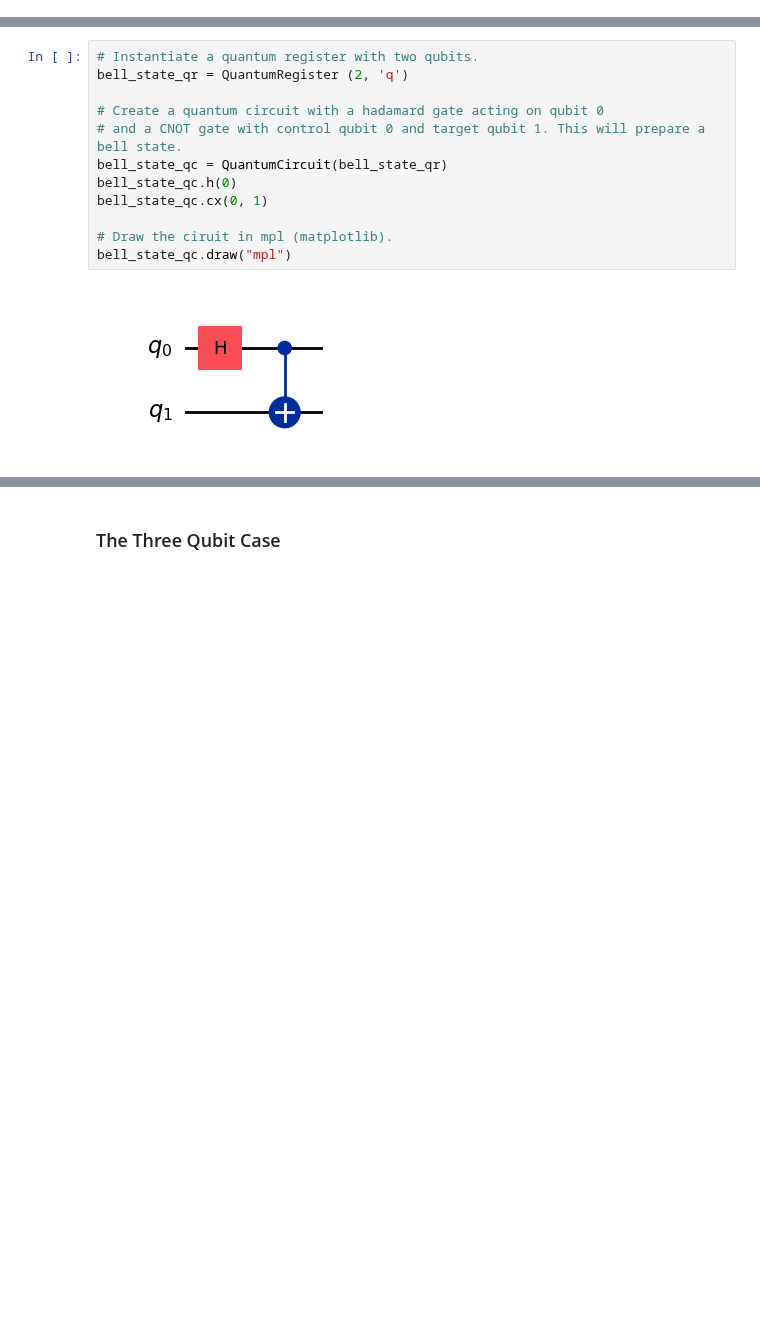
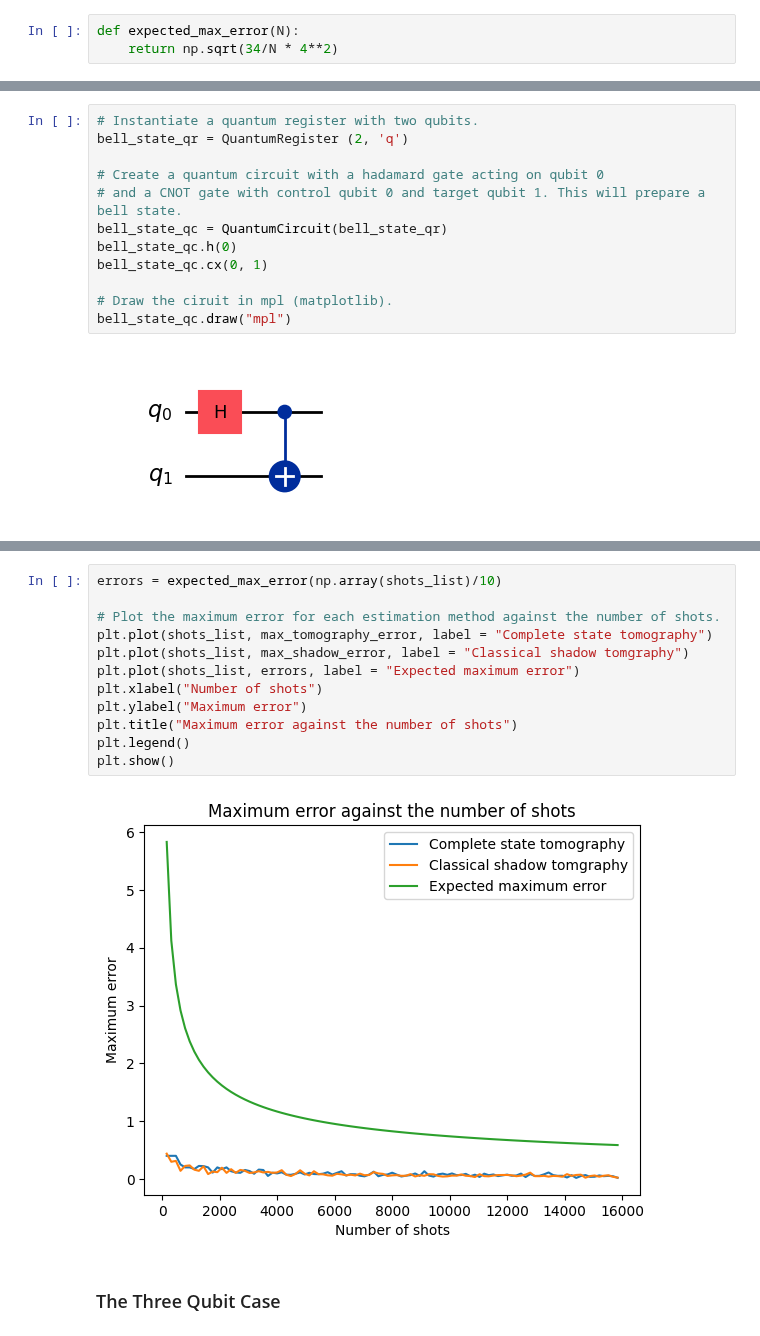
Before and after one commit to ZacharyKokot/Summer-Research-2024, a Jupyter notebook: ShadowTomography.ipynb, the cells around one changed output, grey strips where cells are left out. Drawn from its saved outputs; the diff is of its cells as text; blank space fills up the shorter version.

```diff
--- a/ShadowTomography.ipynb
+++ b/ShadowTomography.ipynb
@@ -1091,6 +1099,9 @@ def shadow_bound(error, observables, failure_rate = 0.01):
     N = (34/error**2) * max_term
 
     return int(np.ceil(K * N)), int(K)
+# %%
+def expected_max_error(N):
+    return np.sqrt(34/N * 4**2)
 # %% [markdown]
 ### The Two Qubit Case
 # %% [markdown]
@@ -1200,3 +1211,17 @@ plt.show()
+# %%
+errors = expected_max_error(np.array(shots_list)/10)
+
+# Plot the maximum error for each estimation method against the number of shots.
+plt.plot(shots_list, max_tomography_error, label = "Complete state tomography")
+plt.plot(shots_list, max_shadow_error, label = "Classical shadow tomgraphy")
+plt.plot(shots_list, errors, label = "Expected maximum error")
+plt.xlabel("Number of shots")
+plt.ylabel("Maximum error")
+plt.title("Maximum error against the number of shots")
+plt.legend()
+plt.show()
+# %% [output]
+[figure, added]
 # %% [markdown]
 ### The Three Qubit Case
 # %% [markdown]
```
Also changed, not shown: parts of 14 cells of this notebook, 2 other files.
